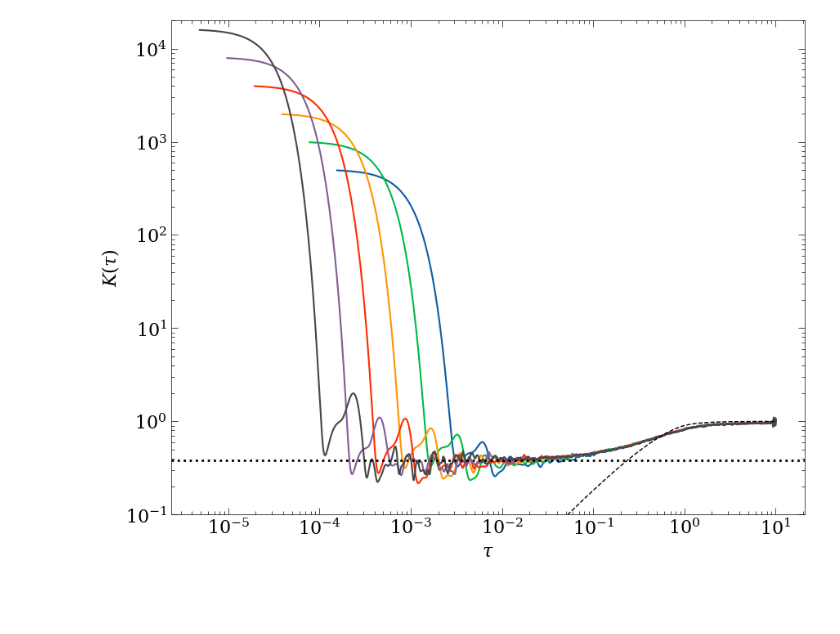
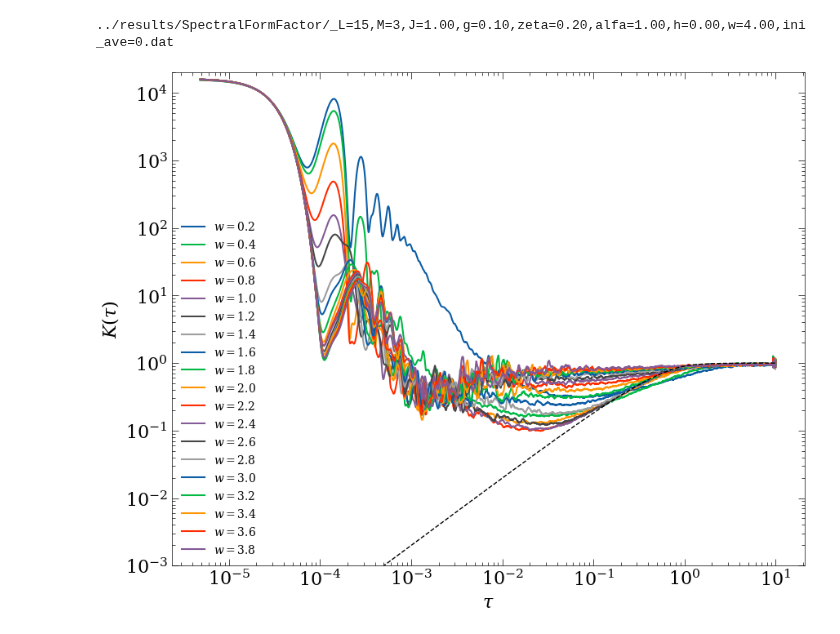
Before and after one commit to Rafal-Swietek/QHamSolver, a Jupyter notebook: QuantumSun/Jupyter_Python/sff_analysis.ipynb, the cells around one changed output. Saved outputs shown, nothing was run; the diff lists cells and outputs as text; code cells hidden in the pictures; blank space fills up the shorter version.

```diff
--- a/QuantumSun/Jupyter_Python/sff_analysis.ipynb
+++ b/QuantumSun/Jupyter_Python/sff_analysis.ipynb
@@ -64,9 +64,9 @@ def order_of_magnitude(a_value):
     else:
         return 2
 
-def info(L, M, J, zeta, alfa, h, w, ini_ave = 0):
-    arr = [J, zeta, alfa, h, w]
-    names = ['J', 'zeta', 'alfa', 'h', 'w']
+def info(L, M, J, gamma, zeta, alfa, h, w, ini_ave = 0):
+    arr = [J, gamma, zeta, alfa, h, w]
+    names = ['J', 'g','zeta', 'alfa', 'h', 'w']
     info = "_L=%d,M=%d"%(L,M)
     for i, var in enumerate(arr):
         n = order_of_magnitude(var)
@@ -93,45 +93,51 @@ def remove_fluctuations(data, bucket_size=10):
         new_data[k - half_bucket] = average / bucket_size
     return new_data
 # %%
+L=15
 J=1.0
-alfa=0.75
-h=0.5
-w=1.0
+alfa=1.
+h=0.0
+w=1.3
 zeta=0.2
 M=3
+gamma=0.1
 ini_ave=0
 
 fig, axis = plt.subplots( nrows=1, ncols=1, figsize=(10,8), dpi = 100)
 
 FOLDED = False
 
 alfa_vals = np.linspace(0.7, 0.85, 16)
+w_vals = np.linspace(0.2, 4.0, 20)
 sizes = np.arange(10, 16, 1)
+times = [1]
+#for L in sizes:
 #for alfa in alfa_vals:
-times = [1]
-for L in sizes:
-    filename = dir + "SpectralFormFactor/" + ("folded" if FOLDED else "") + info(L, M, J, zeta, alfa, h, w, ini_ave)
+for w in w_vals:
+    filename = dir + "SpectralFormFactor/" + ("folded" if FOLDED else "") + info(L, M, J, gamma, zeta, alfa, h, w, ini_ave)
     if exists(filename):
         data = pd.read_table(filename, sep="\t", header=None)
         times = np.array(data[0])
         sff = np.array(data[1])
         sff = remove_fluctuations(sff, int(0.005 * len(sff)))
         tH = data[2][0]
         gap_ratio = data[4][0]
-        axis.plot(times, sff, lw=1.5, label=r"$L=%d$"%L)
+        axis.plot(times, sff, lw=1.5, label=r"$w=%.1f$"%w)
     else:
         print(filename)
 
 axis.plot(times, GOE(times), ls='--', color='black')
-axis.axhline(y=0.38, ls=':', lw=2, color='black')
-axis.set_ylim(1e-1, 2e4)
+#axis.axhline(y=0.38, ls=':', lw=2, color='black')
+axis.legend()
+axis.set_ylim(1e-3, 2e4)
 axis.set_xscale('log')
 axis.set_yscale('log')
 axis.set_ylabel(r"$K(\tau)$", fontsize=16)
 axis.set_xlabel(r"$\tau$", fontsize=16)
 axis.tick_params(axis='both', which='major', direction="in",length=6, labelsize=16)#, length=font_size-4, width=0.05*font_size)
 axis.tick_params(axis='both', which='minor', direction="in",length=3, labelsize=16)#, length=0.2*(font_size-4), width=0.05*font_size)
 #axis.set_ylim(0, 1.1)
 # %% [output]
+../results/SpectralFormFactor/_L=15,M=3,J=1.00,g=0.10,zeta=0.20,alfa=1.00,h=0.00,w=4.00,ini_ave=0.dat
-[figure, old version]
+[figure, new version]
 # %%
```
Also changed, not shown: parts of 3 cells of this notebook, 15 other files.
